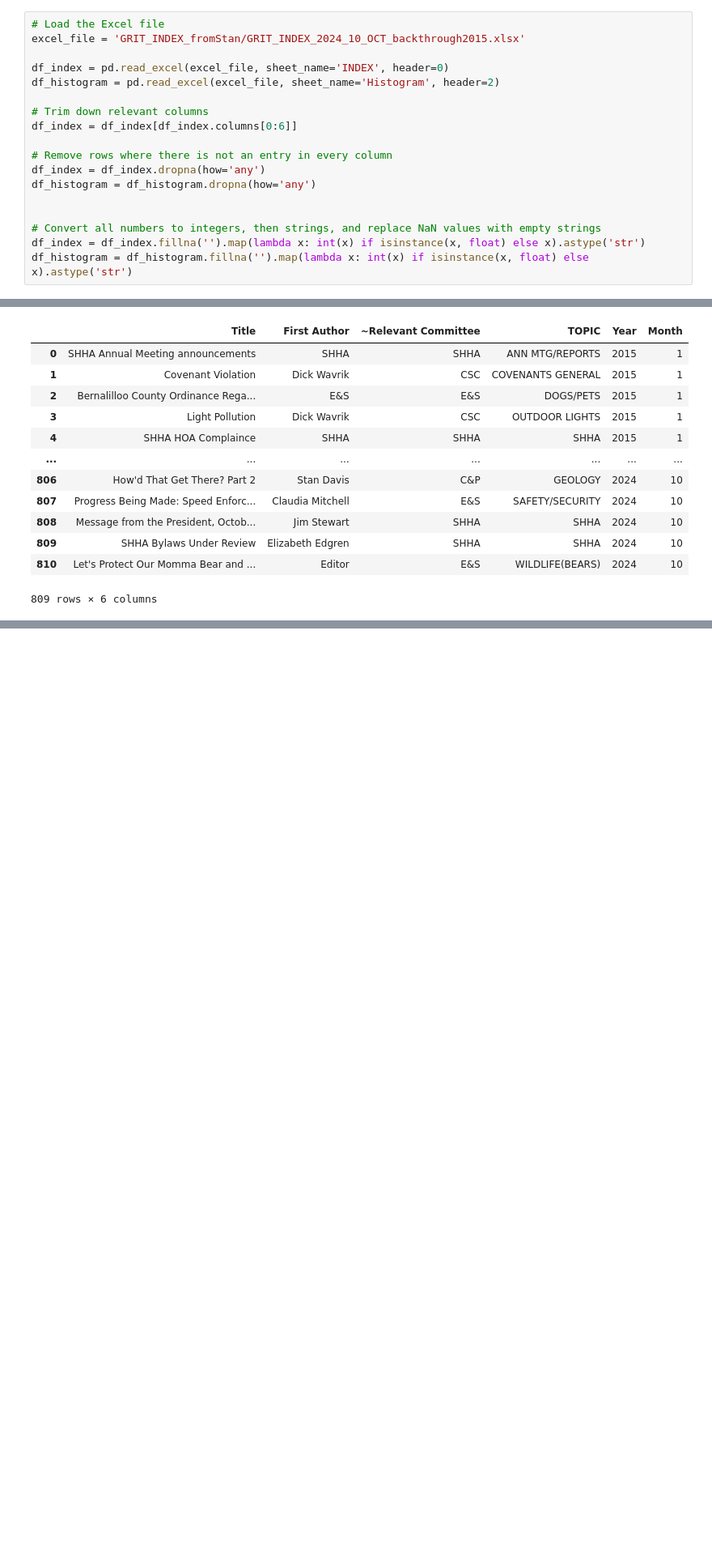
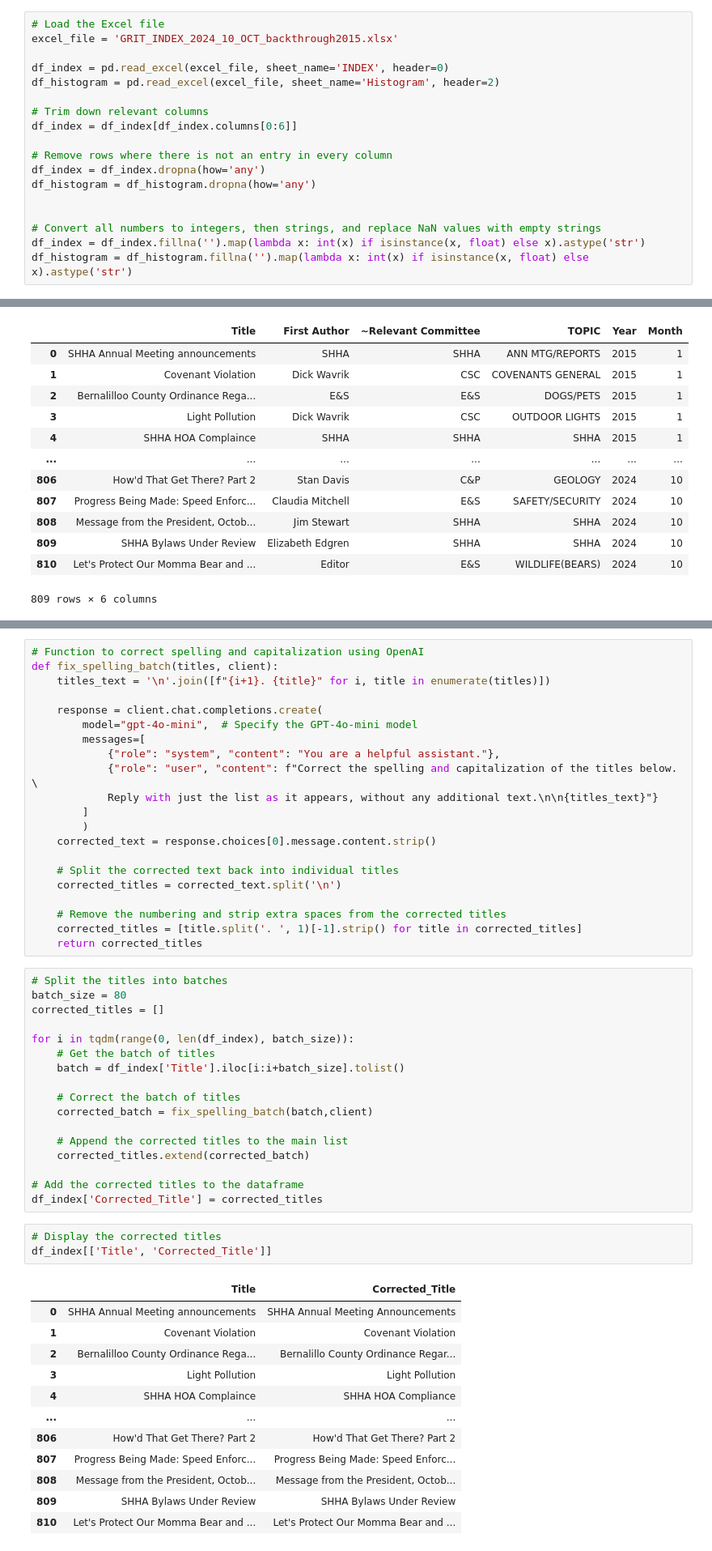
Before and after one commit to heidikmkv/SHHA_GRIT, a Jupyter notebook: article_index_Excel/Excel_housekeeping.ipynb, the cells around one changed output, grey strips where cells are left out. Shown at 81% size. Saved outputs shown, nothing was run; the diff lists cells and outputs as text; blank space fills up the shorter version.

Commit message:
AI-enabled title spelling and formatting correction

```diff
--- a/article_index_Excel/Excel_housekeeping.ipynb
+++ b/article_index_Excel/Excel_housekeeping.ipynb
@@ -10,6 +22,6 @@ import pandas as pd
 # %%
 # Load the Excel file
-excel_file = 'GRIT_INDEX_fromStan/GRIT_INDEX_2024_10_OCT_backthrough2015.xlsx'
+excel_file = 'GRIT_INDEX_2024_10_OCT_backthrough2015.xlsx'
 
 df_index = pd.read_excel(excel_file, sheet_name='INDEX', header=0)
 df_histogram = pd.read_excel(excel_file, sheet_name='Histogram', header=2)
@@ -43,0 +94,54 @@ df_index
+# %%
+# Function to correct spelling and capitalization using OpenAI
+def fix_spelling_batch(titles, client):
+    titles_text = '\n'.join([f"{i+1}. {title}" for i, title in enumerate(titles)])
+
+    response = client.chat.completions.create(
+        model="gpt-4o-mini",  # Specify the GPT-4o-mini model
+        messages=[
+            {"role": "system", "content": "You are a helpful assistant."},
+            {"role": "user", "content": f"Correct the spelling and capitalization of the titles below. \
+            Reply with just the list as it appears, without any additional text.\n\n{titles_text}"}
+        ]
+        )
+    corrected_text = response.choices[0].message.content.strip()
+
+    # Split the corrected text back into individual titles
+    corrected_titles = corrected_text.split('\n')
+
+    # Remove the numbering and strip extra spaces from the corrected titles
+    corrected_titles = [title.split('. ', 1)[-1].strip() for title in corrected_titles]
+    return corrected_titles
+# %%
+# Split the titles into batches
+batch_size = 80
+corrected_titles = []
+
+for i in tqdm(range(0, len(df_index), batch_size)):
+    # Get the batch of titles
+    batch = df_index['Title'].iloc[i:i+batch_size].tolist()
+
+    # Correct the batch of titles
+    corrected_batch = fix_spelling_batch(batch,client)
+
+    # Append the corrected titles to the main list
+    corrected_titles.extend(corrected_batch)
+
+# Add the corrected titles to the dataframe
+df_index['Corrected_Title'] = corrected_titles
+# %%
+# Display the corrected titles
+df_index[['Title', 'Corrected_Title']]
+# %% [output]
+|  | Title | Corrected_Title |
+| 0 | SHHA Annual Meeting announcements | SHHA Annual Meeting Announcements |
+| 1 | Covenant Violation | Covenant Violation |
+| 2 | Bernalilloo County Ordinance Rega... | Bernalillo County Ordinance Regar... |
+| 3 | Light Pollution | Light Pollution |
+| 4 | SHHA HOA Complaince | SHHA HOA Compliance |
+| ... | ... | ... |
+| 806 | How'd That Get There? Part 2 | How'd That Get There? Part 2 |
+| 807 | Progress Being Made: Speed Enforc... | Progress Being Made: Speed Enforc... |
+| 808 | Message from the President, Octob... | Message from the President, Octob... |
+| 809 | SHHA Bylaws Under Review | SHHA Bylaws Under Review |
+| 810 | Let's Protect Our Momma Bear and ... | Let's Protect Our Momma Bear and ... |
```
Also changed, not shown: parts of 13 cells of this notebook, 2 other files.
